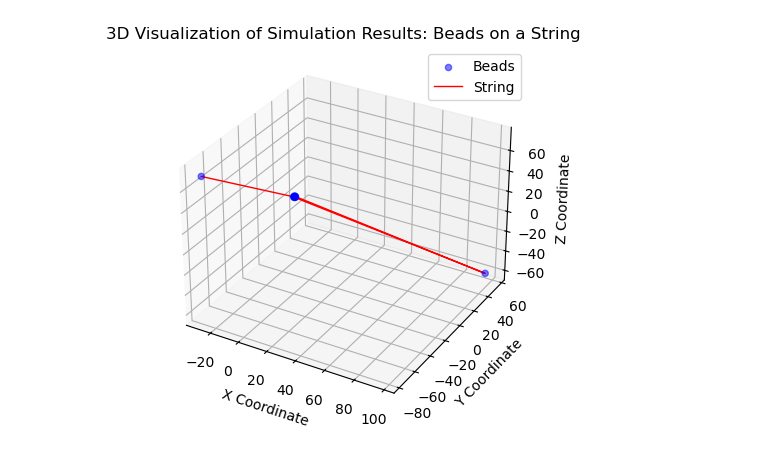
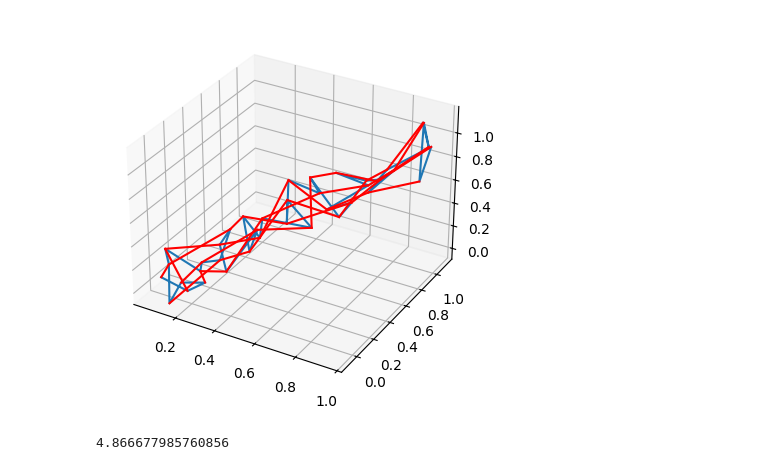
Before and after one commit to skelviper/CHARMtools, a Jupyter notebook: fdg.ipynb, the cells around one changed output. Cells and saved outputs as stored; diff of their text form; code cells hidden in the pictures.

Commit message:
test fdg

```diff
--- a/fdg.ipynb
+++ b/fdg.ipynb
@@ -209,4 +8,0 @@ visualize_simulation_results('output_100.txt')
-# %%
-visualize_simulation_results('output_500.txt')
-# %% [output]
-[figure, removed]
@@ -212,0 +13,30 @@ visualize_simulation_results('output_500.txt')
+# %%
+# a simple fdg example with pytorch
+
+# generate test data
+num_points = 40
+# initialize points as a line
+points = np.zeros((num_points, 3))
+points[:, 0] = np.linspace(0, 1, num_points)
+points[:, 1] = np.linspace(0, 1, num_points)
+points[:, 2] = np.linspace(0, 1, num_points)
+# add noise
+np.random.seed(42)
+points += np.random.normal(0, 0.1, points.shape)
+
+# contacts_constrain, randomly select 5 pairs of points to be in contact
+contacts = []
+for i in range(0, num_points-5):
+    contacts.append([i,i+5])
+
+# plot the points
+fig = plt.figure()
+ax = fig.add_subplot(111, projection='3d')
+# line plot
+#ax.scatter(points[:, 0], points[:, 1], points[:, 2])
+ax.plot(points[:, 0], points[:, 1], points[:, 2])
+for c in contacts:
+    ax.plot([points[c[0], 0], points[c[1], 0]], [points[c[0], 1], points[c[1], 1]], [points[c[0], 2], points[c[1], 2]], 'r')
+plt.show()
+# %% [output]
+[figure, added]
@@ -212,0 +77,4 @@ visualize_simulation_results('output_500.txt')
+# %%
+np.mean(forces**2)
+# %% [output]
+4.866677985760856
```
Also changed, not shown: parts of 17 cells of this notebook.
